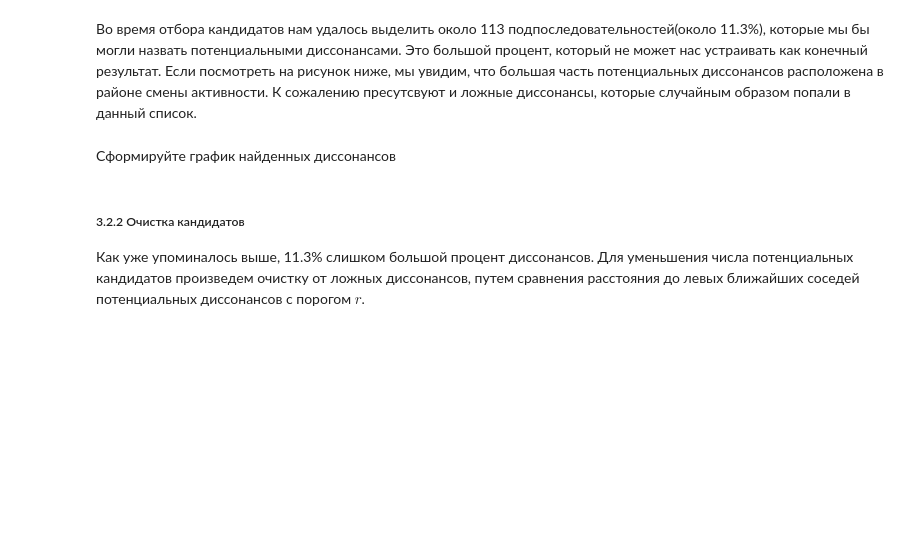
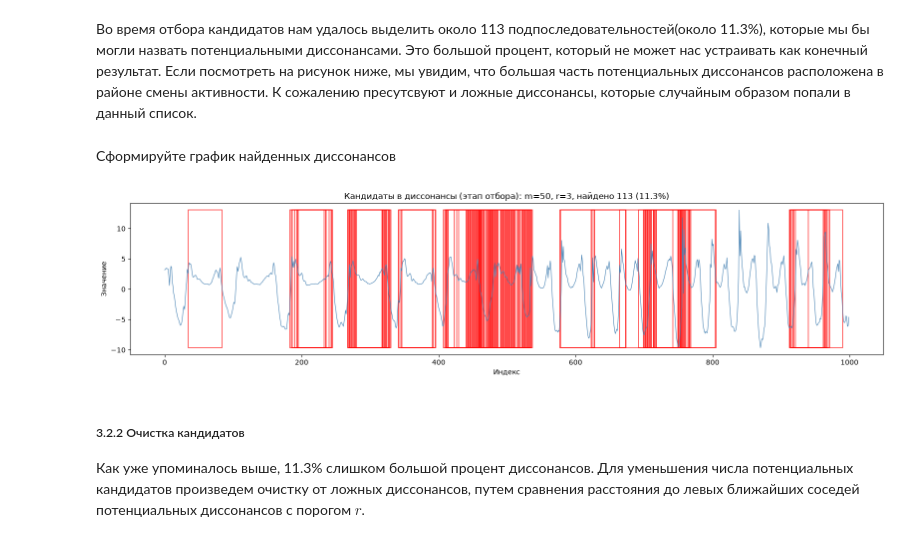
Before and after one commit to Moss847/2026-Khudoyan-TimeSeriesCourse, a Jupyter notebook: practice/03 Discords/03 Discords.ipynb, the cells around one changed output. Cells and saved outputs as stored; diff of their text form; code cells hidden in the pictures; blank space fills up the shorter version.

```diff
--- a/practice/03 Discords/03 Discords.ipynb
+++ b/practice/03 Discords/03 Discords.ipynb
@@ -322,7 +331,30 @@ print(f'{len(cand_index)} {len(cand_index)/len(data)*100} %')
 # %% [markdown]
 Сформируйте график найденных диссонансов
 # %%
-# INSERT YOUR CODE
+fig, ax = plt.subplots(figsize=(16, 4))
+
+ax.plot(data, color='steelblue', linewidth=0.8, label='Ряд')
+
+# кандидаты — прямоугольники
+for pos in cand_index:
+    ax.add_patch(Rectangle(
+        (pos, data.min()),
+        m,
+        data.max() - data.min(),
+        linewidth=1.2,
+        edgecolor='red',
+        facecolor='none',
+        alpha=0.7
+    ))
+
+ax.set_title(f'Кандидаты в диссонансы (этап отбора): m={m}, r={r}, '
+             f'найдено {len(cand_index)} ({len(cand_index)/len(data)*100:.1f}%)')
+ax.set_xlabel('Индекс')
+ax.set_ylabel('Значение')
+plt.tight_layout()
+plt.show()
+# %% [output]
+[figure, added]
 # %% [markdown]
 ##### 3.2.2 Очистка кандидатов
 
```
Also changed, not shown: parts of 13 cells of this notebook.
